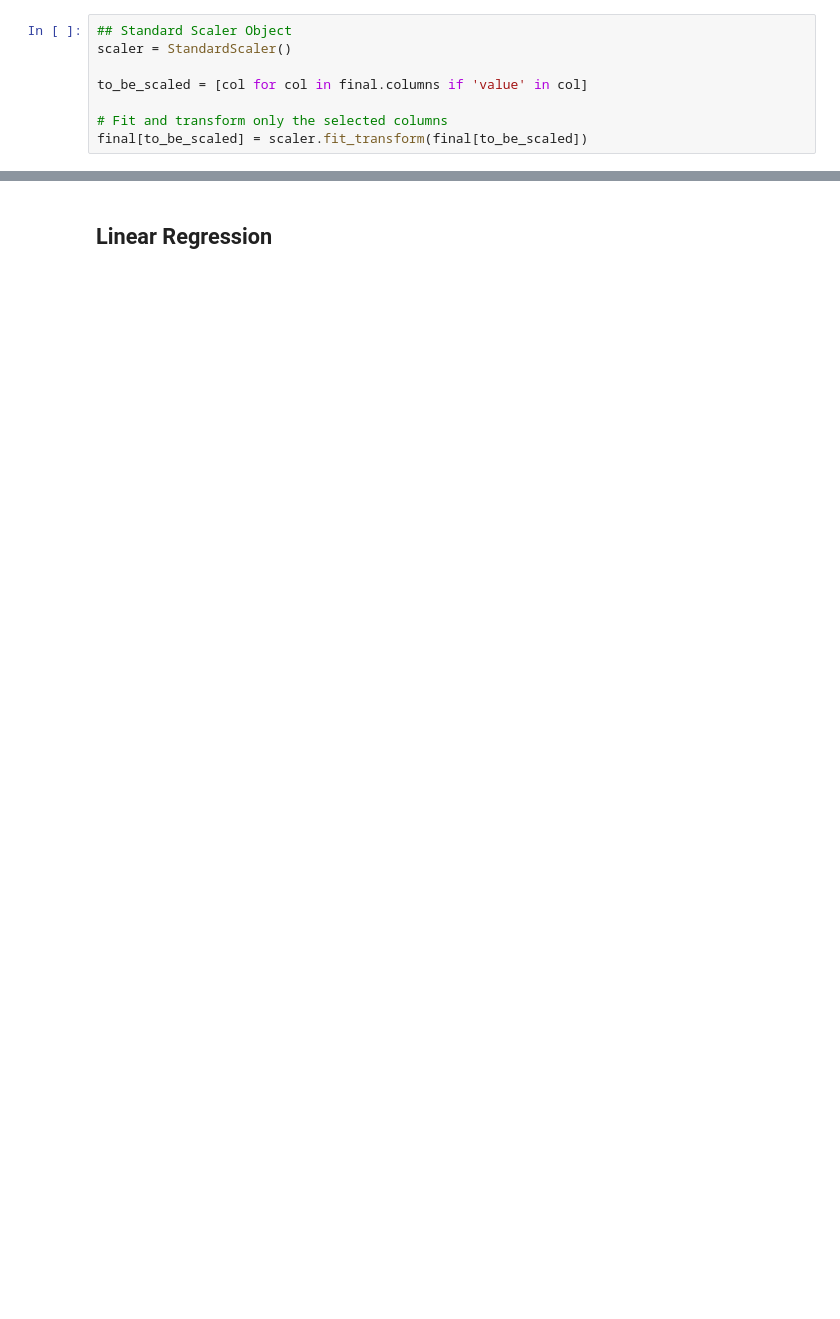
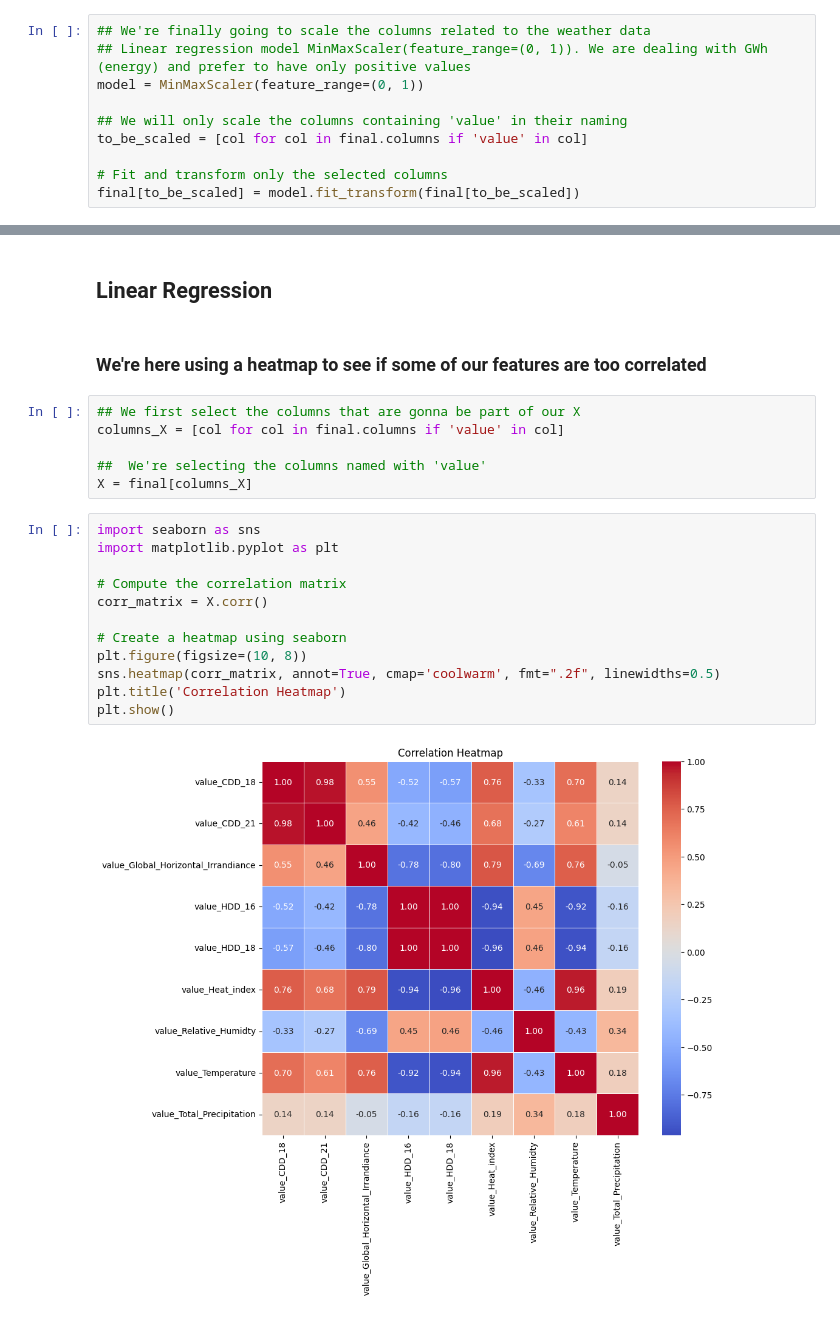
Before and after one commit to VonRiecken/Power-Predict, a Jupyter notebook: notebooks/weather_extraction_20231130.ipynb, the cells around one changed output, grey strips where cells are left out. Drawn from its saved outputs; the diff is of its cells as text; blank space fills up the shorter version.

```diff
--- a/notebooks/weather_extraction_20231130.ipynb
+++ b/notebooks/weather_extraction_20231130.ipynb
@@ -367,13 +338,15 @@ final['total target (wind, solar, hydro)'] = final['Wind'] + final['Solar'] + fi
 # %% [markdown]
 ### Scaling of the columns containing the weather data
 # %%
-## Standard Scaler Object
-scaler = StandardScaler()
+## We're finally going to scale the columns related to the weather data
+## Linear regression model MinMaxScaler(feature_range=(0, 1)). We are dealing with GWh (energy) and prefer to have only positive values
+model = MinMaxScaler(feature_range=(0, 1))
 
+## We will only scale the columns containing 'value' in their naming
 to_be_scaled = [col for col in final.columns if 'value' in col]
 
 # Fit and transform only the selected columns
-final[to_be_scaled] = scaler.fit_transform(final[to_be_scaled])
+final[to_be_scaled] = model.fit_transform(final[to_be_scaled])
 # %%
 !pwd
 # %% [output]
@@ -669,2 +676,24 @@ final
 # %% [markdown]
 ## Linear Regression
+# %% [markdown]
+### We're here using a heatmap to see if some of our features are too correlated
+# %%
+## We first select the columns that are gonna be part of our X
+columns_X = [col for col in final.columns if 'value' in col]
+
+##  We're selecting the columns named with 'value'
+X = final[columns_X]
+# %%
+import seaborn as sns
+import matplotlib.pyplot as plt
+
+# Compute the correlation matrix
+corr_matrix = X.corr()
+
+# Create a heatmap using seaborn
+plt.figure(figsize=(10, 8))
+sns.heatmap(corr_matrix, annot=True, cmap='coolwarm', fmt=".2f", linewidths=0.5)
+plt.title('Correlation Heatmap')
+plt.show()
+# %% [output]
+[figure, added]
```
Also changed, not shown: parts of 17 cells of this notebook, 13 other files.
